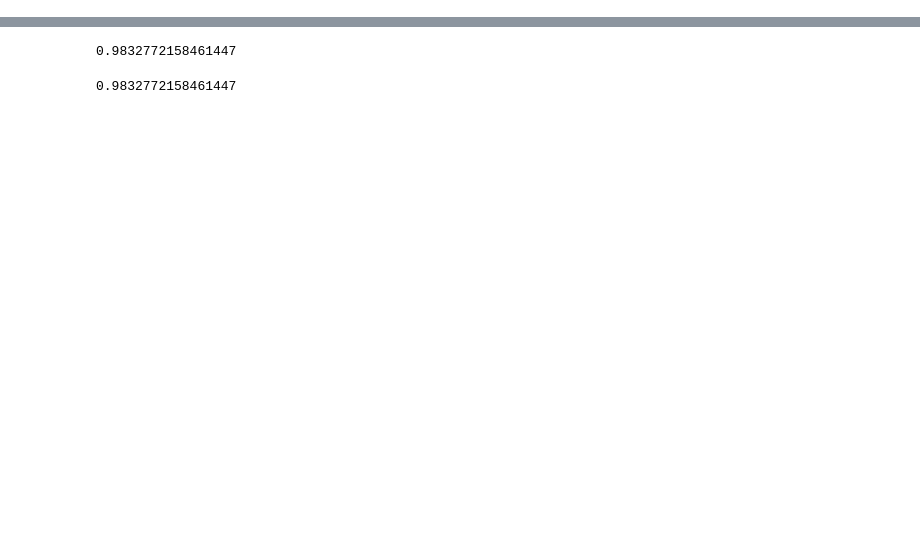
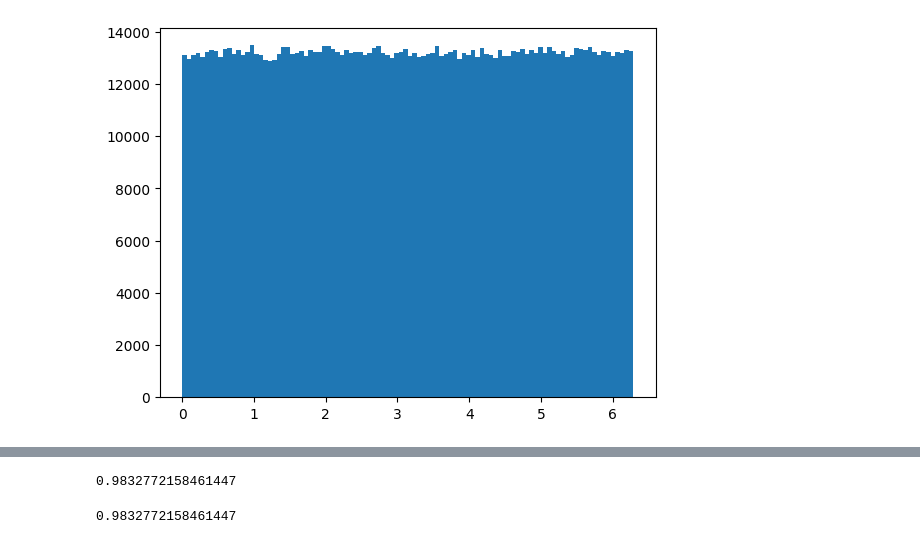
Before and after one commit to Anjum48/icecube-neutrinos-in-deep-ice, a Jupyter notebook: notebooks/stacking.ipynb, the cells around one changed output, grey strips where cells are left out. Cells and saved outputs as stored; diff of their text form; code cells hidden in the pictures; blank space fills up the shorter version.

```diff
--- a/notebooks/stacking.ipynb
+++ b/notebooks/stacking.ipynb
@@ -121,0 +147,4 @@ def scorer(weights=None, v2=False):
+# %%
+plt.hist(gt["azimuth_gt"], bins=100);
+# %% [output]
+[figure, added]
```
Also changed, not shown: parts of 14 cells of this notebook.
